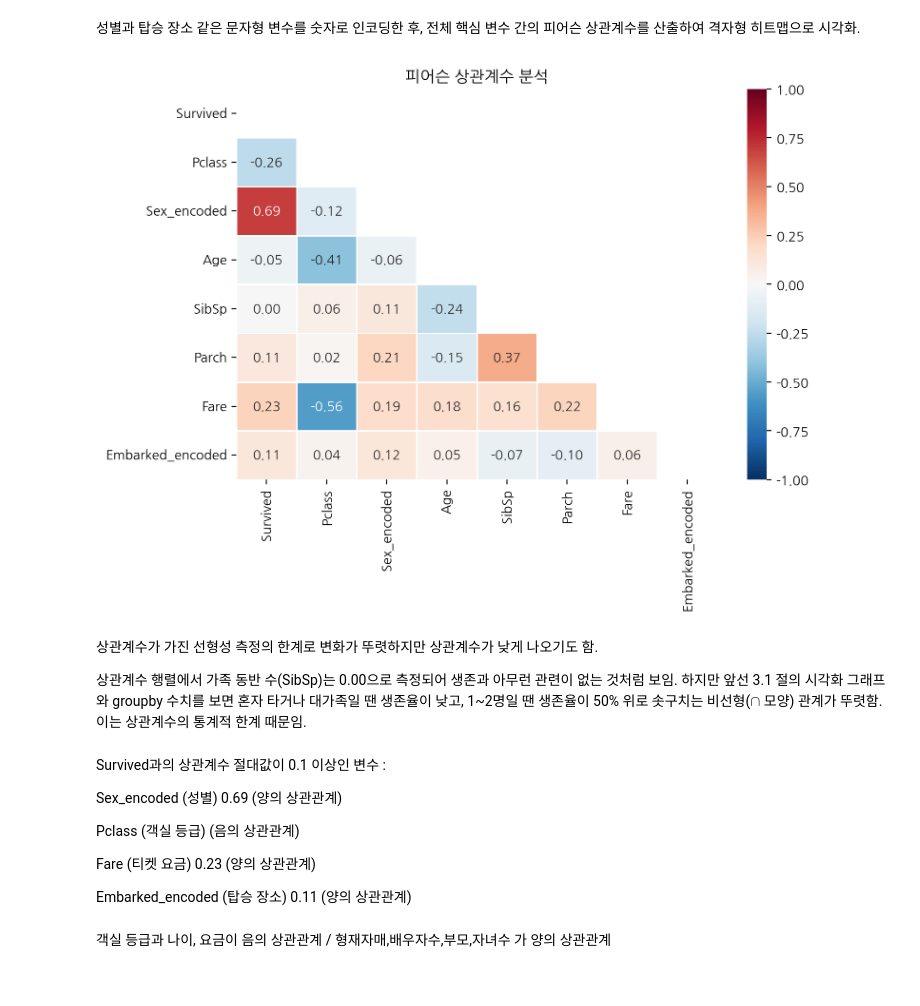
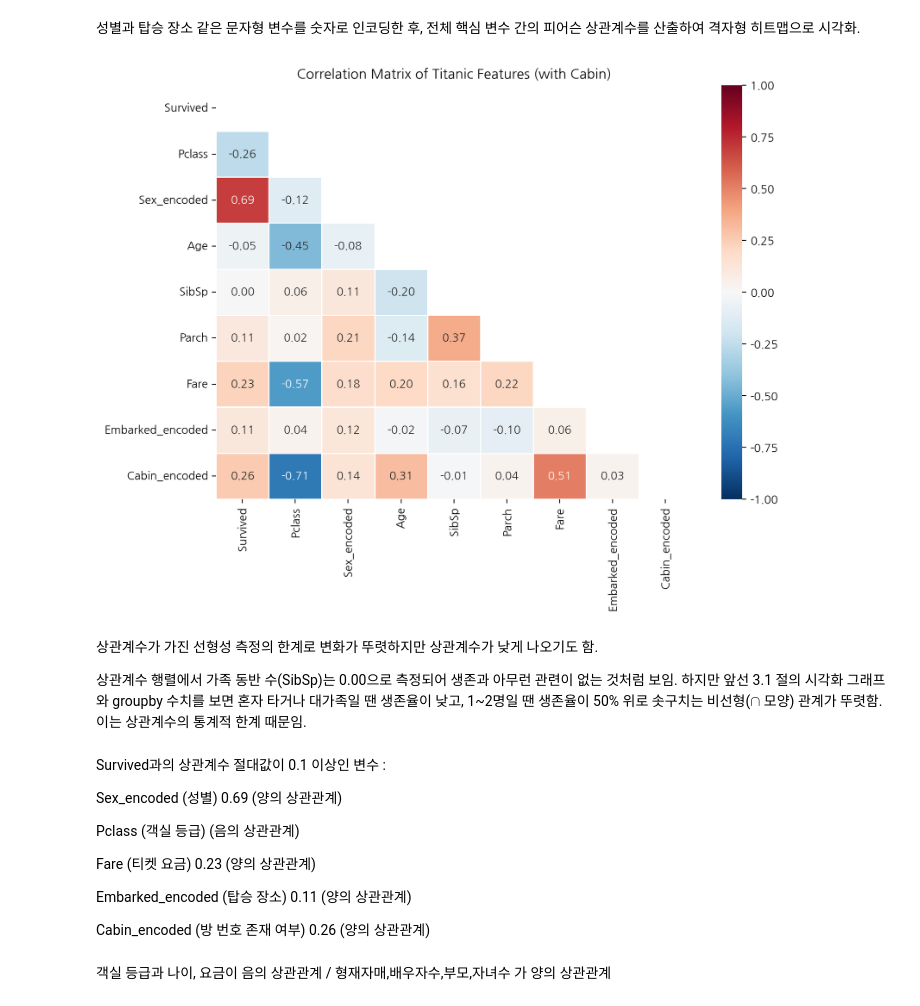
Before and after one commit to sdg331/BDA404, a Jupyter notebook: projects_01/titanic.ipynb, the cells around one changed output. Cells and saved outputs as stored; diff of their text form; code cells hidden in the pictures.

```diff
--- a/projects_01/titanic.ipynb
+++ b/projects_01/titanic.ipynb
@@ -522,21 +518,6 @@ import warnings
 # 지저분한 경고 메시지 안 보이게 가리기
 warnings.filterwarnings('ignore')
 
-# 1. 데이터 안전하게 다시 불러오기
-tt = pd.read_csv('titanic1309.csv')
-
-# 2. 에러 방지를 위한 파생 변수(구간화) 생성
-tt['Age_Bin'] = pd.cut(
-    tt['Age'],
-    bins=[0, 12, 19, 35, 60, 100],
-    labels=['Child', 'Teenager', 'Young Adult', 'Adult', 'Elderly']
-)
-
-tt['Fare_Bin'] = pd.qcut(
-    tt['Fare'],
-    q=4,
-    labels=['Low', 'Medium-Low', 'Medium-High', 'High']
-)
 
 # 2행 4열 구조의 액자 만들기 (20x10 크기)
 fig, axes = plt.subplots(2, 4, figsize=(20, 10))
@@ -596,8 +577,12 @@ axes[1, 2].set_xlabel('Fare Group')
 axes[1, 2].set_ylabel('Survival Rate')
 axes[1, 2].set_xticklabels(axes[1, 2].get_xticklabels(), rotation=15, ha='right')
 
-# [2행 4열] 마지막 빈 칸 숨기기
-axes[1, 3].set_visible(False)
+# [2행 4열] Cabin_Bin(방 번호 유무)별 생존율 (Yes/No 개별 색상)
+sns.barplot(x='Cabin_Bin', y='Survived', data=tt, ax=axes[1, 3], palette='Pastel2', ci=None,
+            order=['Yes', 'No'])
+axes[1, 3].set_title('8. Cabin Availability (방 번호 유무)')
+axes[1, 3].set_xlabel('Cabin Data Exists')
+axes[1, 3].set_ylabel('Survival Rate')
 
 
 # 가로축 글자나 제목이 서로 겹치지 않게 여백 최적화
@@ -833,41 +1014,43 @@ Fare_Bin (요금 구간)별 생존율
 # %% [markdown]
 성별과 탑승 장소 같은 문자형 변수를 숫자로 인코딩한 후, 전체 핵심 변수 간의 피어슨 상관계수를 산출하여 격자형 히트맵으로 시각화.
 # %%
-import pandas as pd
-import numpy as np  # 반으로 자르기 위해 넘파이 라이브러리 추가!
+import numpy as np
 import matplotlib.pyplot as plt
 import seaborn as sns
 import warnings
 
 # 1. 경고 메시지 숨기기
 warnings.filterwarnings('ignore')
 
+# 2. [핵심 추가] 상관계수 계산을 위해 방 번호 유무를 숫자로 변환 (Yes -> 1, No -> 0)
+tt['Cabin_encoded'] = tt['Cabin_Bin'].map({'Yes': 1, 'No': 0})
 
-# 3. 상관계수 계산을 위해 문자형 변수를 숫자로 변환
+# 3. 기존 인코딩 변수들 재확인
 tt['Sex_encoded'] = tt['Sex'].map({'male': 0, 'female': 1})
 tt['Embarked_encoded'] = tt['Embarked'].map({'S': 0, 'C': 1, 'Q': 2})
 
-# 4. 분석에 사용할 숫자형 변수들만 선택
-corr_features = ['Survived', 'Pclass', 'Sex_encoded', 'Age', 'SibSp', 'Parch', 'Fare', 'Embarked_encoded']
+# 4. 분석에 사용할 숫자형 변수들 선택 (Cabin_encoded 쏙 집어넣기!)
+corr_features = ['Survived', 'Pclass', 'Sex_encoded', 'Age', 'SibSp', 'Parch', 'Fare', 'Embarked_encoded', 'Cabin_encoded']
 df_corr = tt[corr_features].corr()
 
+# 5. 상단 삼각형을 가리기 위한 마스크 생성
 mask = np.triu(np.ones_like(df_corr, dtype=bool))
 
-# 5. 아담하고 한눈에 들어오는 크기(8x6)로 시각화
-plt.figure(figsize=(8, 6))
+# 6. 아담하고 한눈에 들어오는 크기(9x7)로 시각화 (변수가 늘어나서 가로세로 1인치씩 키웠어!)
+plt.figure(figsize=(9, 7))
 
-# mask=mask 옵션을 추가해서 윗부분을 싹 지워줌
+# sns.heatmap을 사용해 시각화
 sns.heatmap(df_corr, annot=True, cmap='RdBu_r', vmin=-1, vmax=1, fmt='.2f',
             linewidths=0.5, mask=mask)
 
 # 그래프 제목 설정
-plt.title('피어슨 상관계수 분석')
+plt.title('Correlation Matrix of Titanic Features (with Cabin)')
 
 # 최종 출력
 plt.tight_layout()
 plt.show()
 # %% [output]
-[figure, old version]
+[figure, new version]
 # %% [markdown]
 상관계수가 가진 선형성 측정의 한계로 변화가 뚜렷하지만 상관계수가 낮게 나오기도 함.
 
@@ -882,6 +1065,8 @@ Pclass (객실 등급) (음의 상관관계)
 Fare (티켓 요금) 0.23 (양의 상관관계)
 
 Embarked_encoded (탑승 장소) 0.11 (양의 상관관계)
+
+Cabin_encoded (방 번호 존재 여부) 0.26 (양의 상관관계)
 # %% [markdown]
 객실 등급과 나이, 요금이 음의 상관관계 / 형재자매,배우자수,부모,자녀수 가 양의 상관관계
 # %% [markdown]
```
Also changed, not shown: parts of 31 cells of this notebook.
